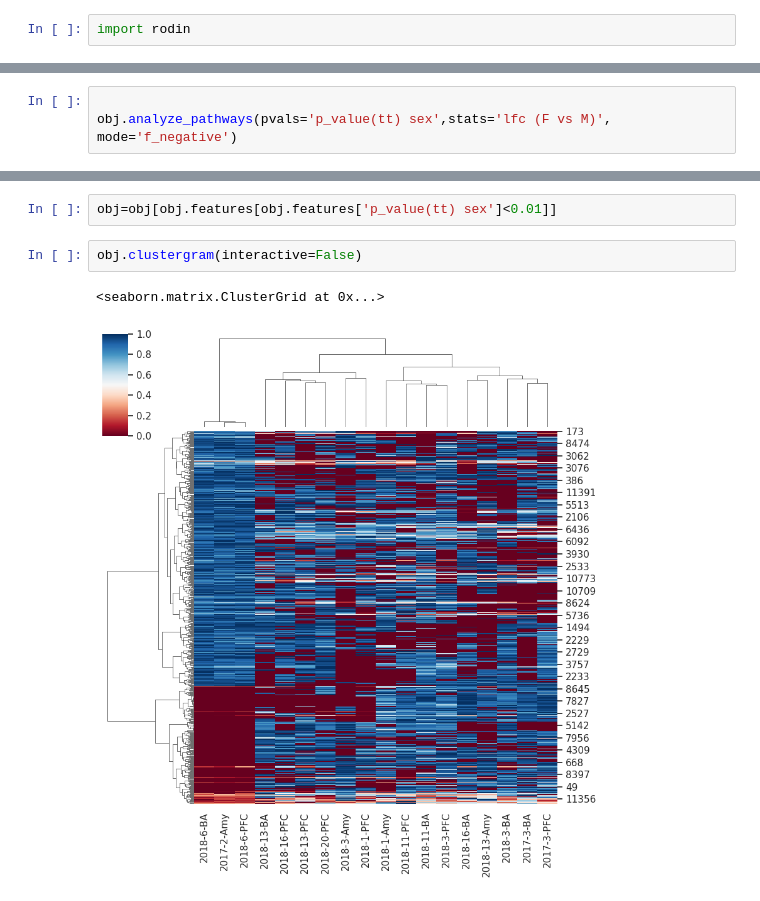
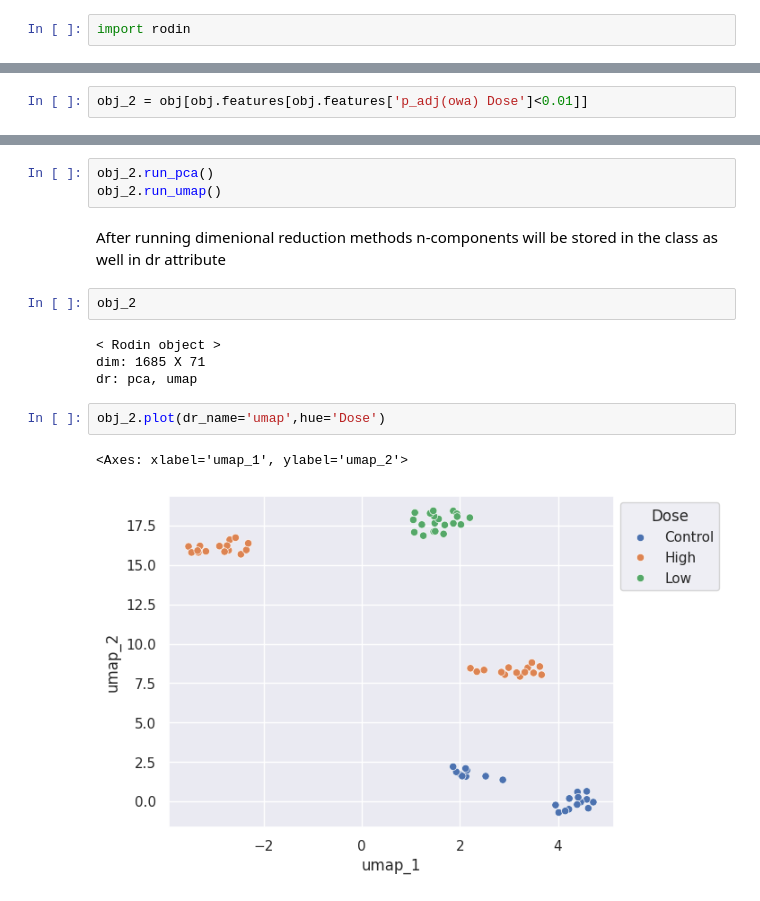
Before and after one commit to BM-Boris/rodin, a Jupyter notebook: guides/user_guide_1.ipynb, the cells around one changed output, grey strips where cells are left out. Saved outputs shown, nothing was run; the diff lists cells and outputs as text.

```diff
--- a/guides/user_guide_1.ipynb
+++ b/guides/user_guide_1.ipynb
@@ -43,3 +90,2 @@ obj.fold_change('sex')
 # %%
-
-obj.analyze_pathways(pvals='p_value(tt) sex',stats='lfc (F vs M)', mode='f_negative')
+obj_2 = obj[obj.features[obj.features['p_adj(owa) Dose']<0.01]]
@@ -79,7 +92,16 @@ obj.violinplot(eids=['E802','E629','E1071','E372','E108','E202','E330','E203'],s
-# %%
-obj=obj[obj.features[obj.features['p_value(tt) sex']<0.01]]
-# %%
-obj.clustergram(interactive=False)
-# %% [output]
-<seaborn.matrix.ClusterGrid at 0x...>
-[figure, removed]
+# %%
+obj_2.run_pca()
+obj_2.run_umap()
+# %% [markdown]
+After running dimenional reduction methods n-components will be stored in the class as well in dr attribute
+# %%
+obj_2
+# %% [output]
+< Rodin object >
+dim: 1685 X 71
+dr: pca, umap
+# %%
+obj_2.plot(dr_name='umap',hue='Dose')
+# %% [output]
+<Axes: xlabel='umap_1', ylabel='umap_2'>
+[figure, added]
```
Also changed, not shown: parts of 22 cells of this notebook, 4 other files.
